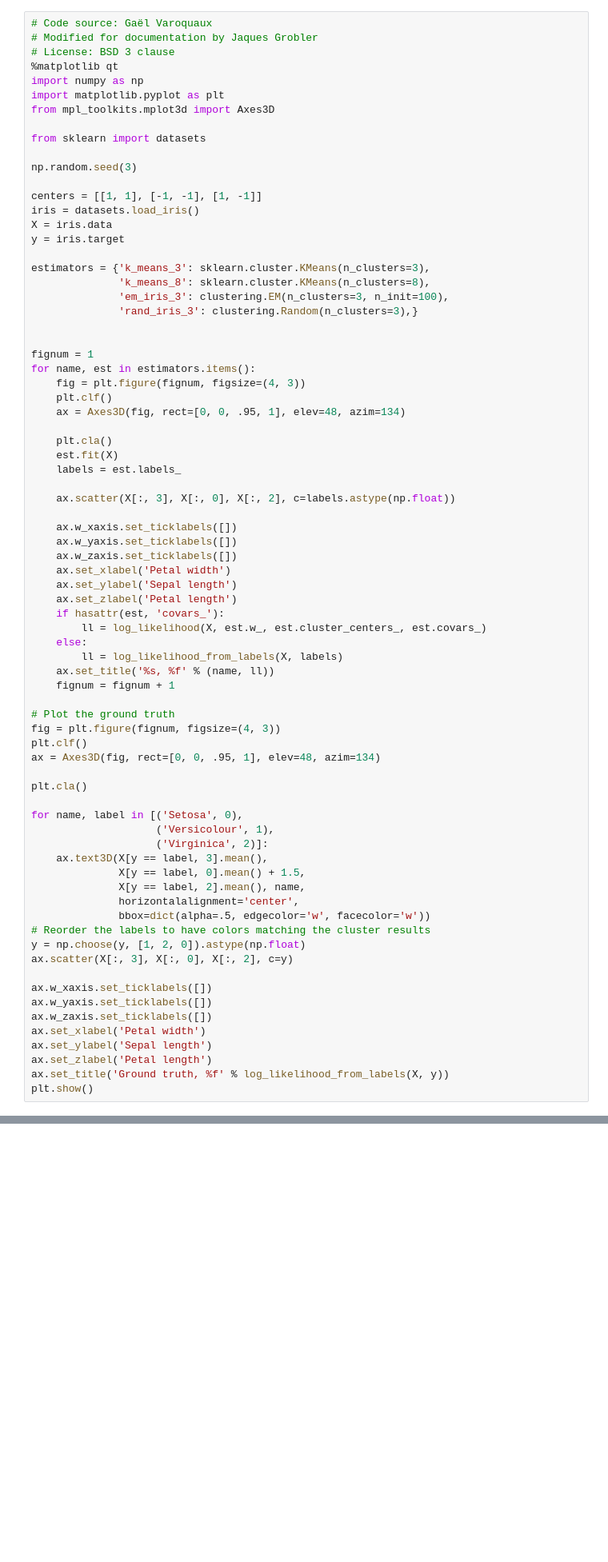
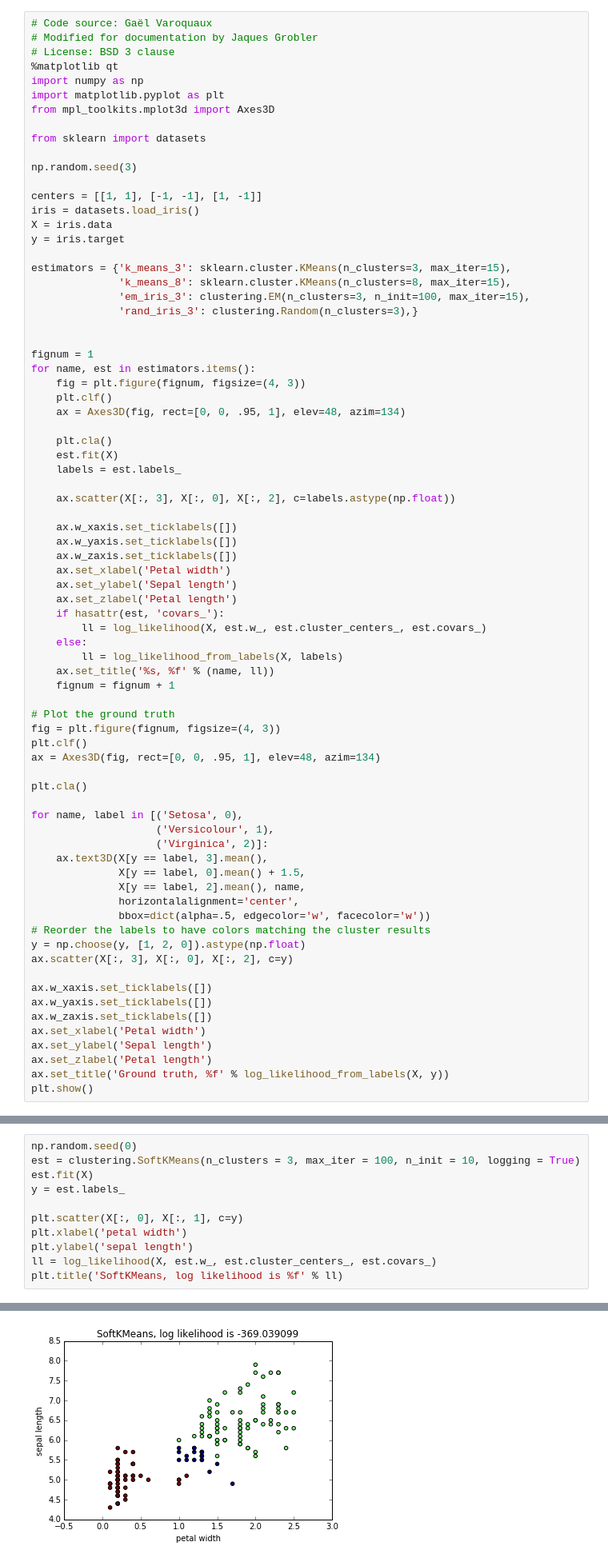
Before and after one commit to Aelphy/skoltech, a Jupyter notebook: term3/bm-aml/hw4/EM/main.ipynb, the cells around one changed output, grey strips where cells are left out. Shown at 80% size. Drawn from its saved outputs; the diff is of its cells as text; blank space fills up the shorter version.

```diff
--- a/term3/bm-aml/hw4/EM/main.ipynb
+++ b/term3/bm-aml/hw4/EM/main.ipynb
@@ -137,9 +231,9 @@ iris = datasets.load_iris()
 X = iris.data
 y = iris.target
 
-estimators = {'k_means_3': sklearn.cluster.KMeans(n_clusters=3),
-              'k_means_8': sklearn.cluster.KMeans(n_clusters=8),
-              'em_iris_3': clustering.EM(n_clusters=3, n_init=100),
+estimators = {'k_means_3': sklearn.cluster.KMeans(n_clusters=3, max_iter=15),
+              'k_means_8': sklearn.cluster.KMeans(n_clusters=8, max_iter=15),
+              'em_iris_3': clustering.EM(n_clusters=3, n_init=100, max_iter=15),
               'rand_iris_3': clustering.Random(n_clusters=3),}
 
 
@@ -197,0 +294,12 @@ plt.show()
+# %%
+np.random.seed(0)
+est = clustering.SoftKMeans(n_clusters = 3, max_iter = 100, n_init = 10, logging = True)
+est.fit(X)
+y = est.labels_
+
+plt.scatter(X[:, 0], X[:, 1], c=y)
+plt.xlabel('petal width')
+plt.ylabel('sepal length')
+ll = log_likelihood(X, est.w_, est.cluster_centers_, est.covars_)
+plt.title('SoftKMeans, log likelihood is %f' % ll)
+# %% [output]
@@ -197,0 +307 @@ plt.show()
+[figure, added]
```
Also changed, not shown: parts of 35 cells of this notebook, 7 other files.
